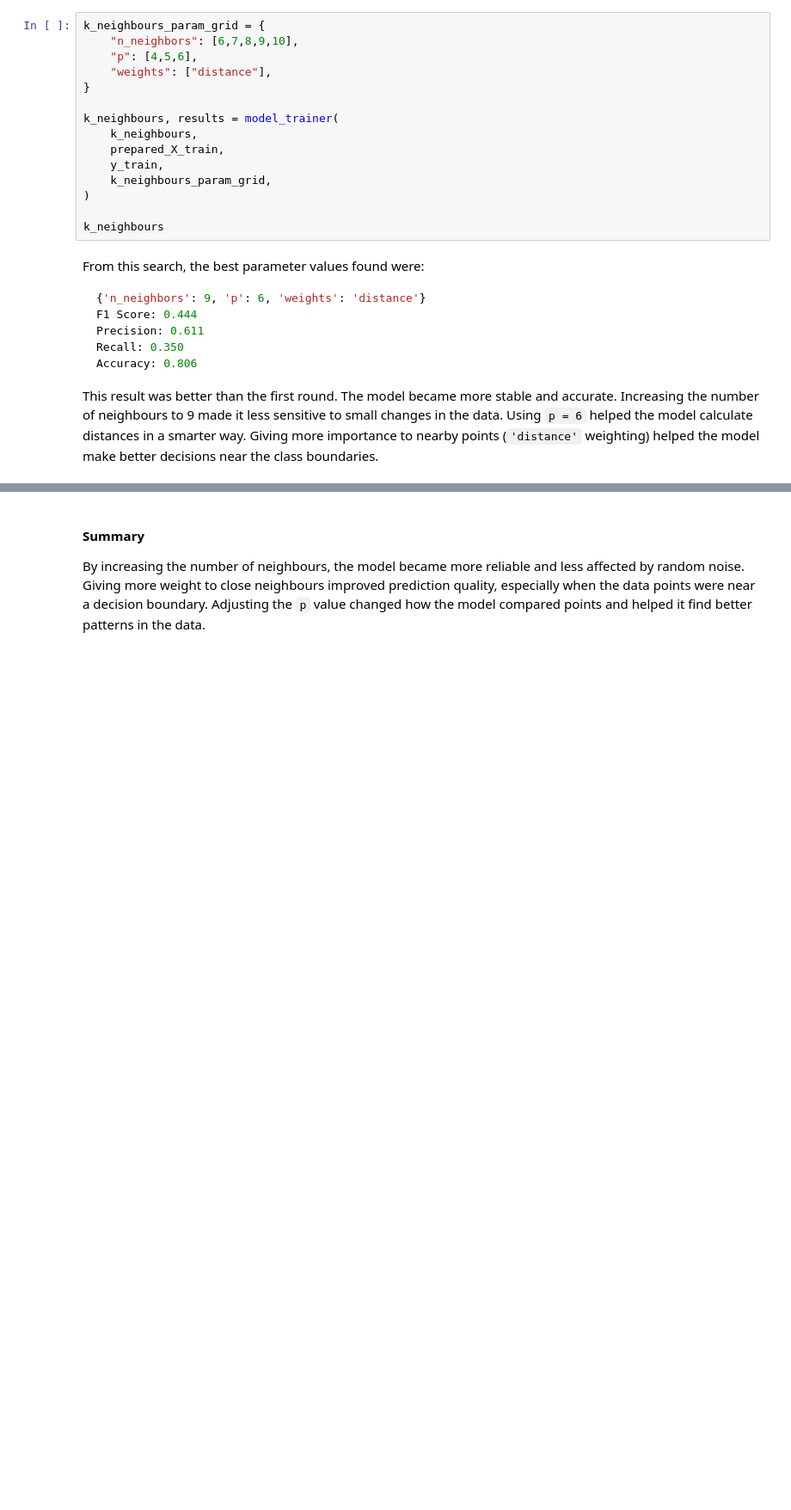
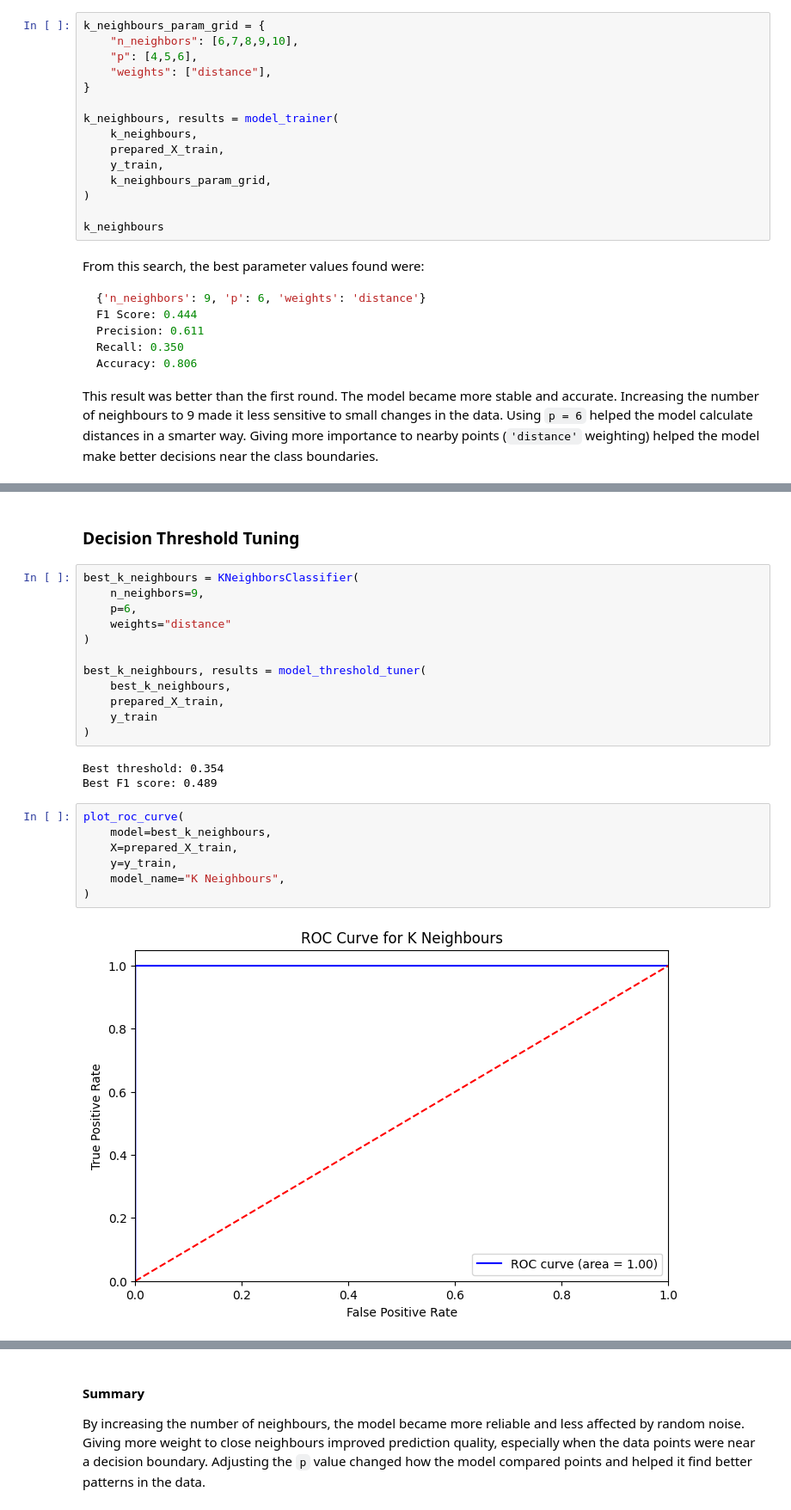
Before and after one commit to SpikeElliot/Data-Mining-Case-Studies, a Jupyter notebook: creditdefault_study/creditdefault.ipynb, the cells around one changed output, grey strips where cells are left out. Shown at 86% size. Cells and saved outputs as stored; diff of their text form; blank space fills up the shorter version.

```diff
--- a/creditdefault_study/creditdefault.ipynb
+++ b/creditdefault_study/creditdefault.ipynb
@@ -510,0 +583,26 @@ Performing grid search...
+# %% [markdown]
+### Decision Threshold Tuning
+# %%
+best_k_neighbours = KNeighborsClassifier(
+    n_neighbors=9,
+    p=6,
+    weights="distance"
+)
+
+best_k_neighbours, results = model_threshold_tuner(
+    best_k_neighbours,
+    prepared_X_train,
+    y_train
+)
+# %% [output]
+Best threshold: 0.354
+Best F1 score: 0.489
+# %%
+plot_roc_curve(
+    model=best_k_neighbours,
+    X=prepared_X_train,
+    y=y_train,
+    model_name="K Neighbours",
+)
+# %% [output]
+[figure, added]
```
Also changed, not shown: parts of 57 cells of this notebook.
